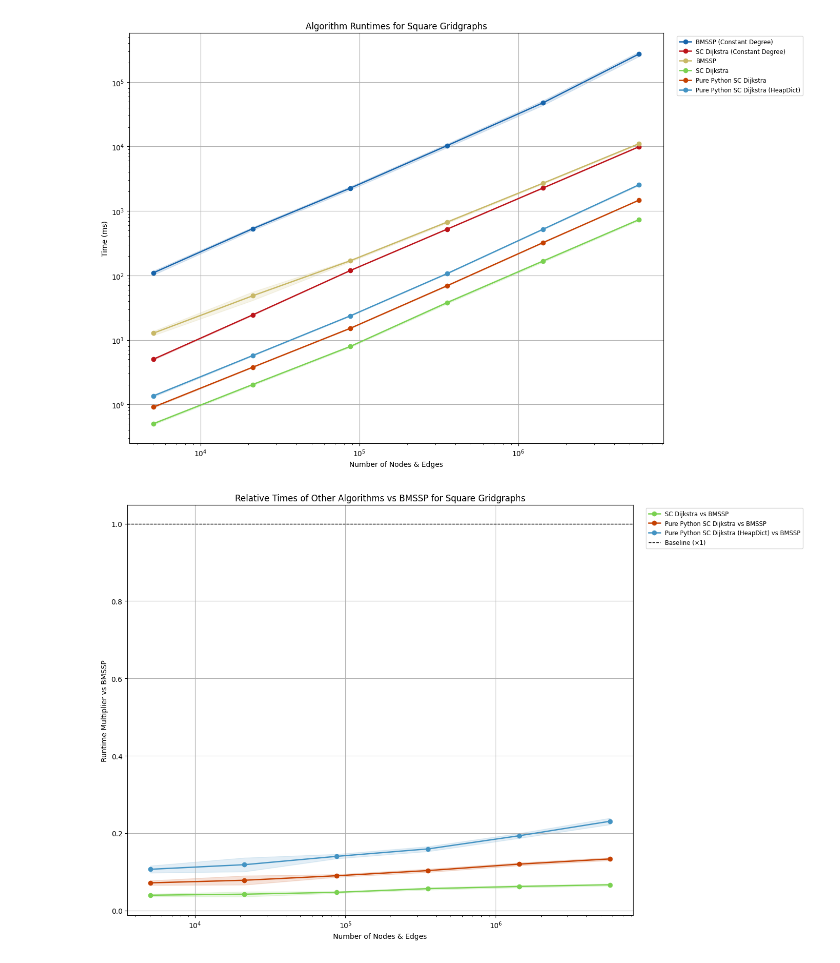
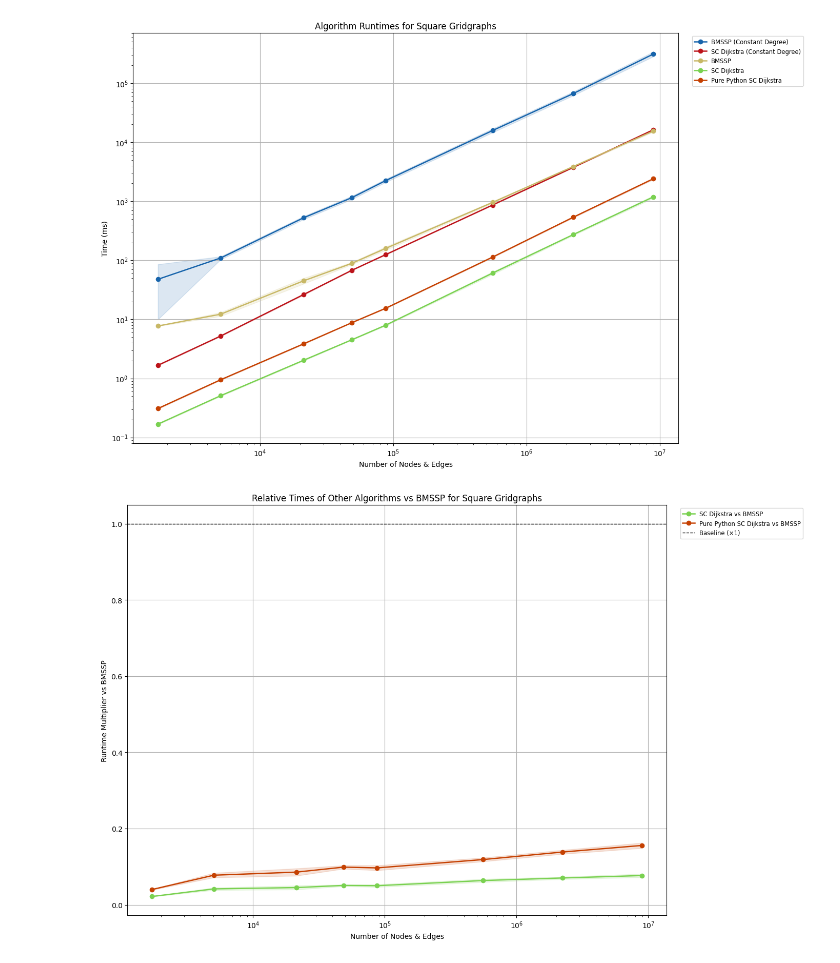
Before and after one commit to connor-makowski/bmsspy, a Jupyter notebook: benchmarking/charts.ipynb, the cells around one changed output. Cells and saved outputs as stored; diff of their text form; code cells hidden in the pictures.

Commit message:
Update Benchmarking and charts.

```diff
--- a/benchmarking/charts.ipynb
+++ b/benchmarking/charts.ipynb
@@ -23,6 +23,16 @@ algorithms_no_vanilla = {k:v for k,v in algorithms.items() if k != "vanilla_dijk
 algorithms_no_constant_degree = {k:v for k, v in algorithms.items() if 'constant_degree' not in k}
 algorithms_faster = {k:v for k, v in algorithms.items() if 'vanilla' not in k and 'bmssp_constant_degree_solve_time_ms' not in k}
 
+algorithms_gridscale = {k:v for k, v in algorithms.items() if k in [
+    "bmssp_constant_degree_solve_time_ms",
+    "sc_dijkstra_constant_degree_time_ms",
+    "bmssp_solve_time_ms",
+    "sc_dijkstra_time_ms",
+    "pure_python_sc_dijkstra_time_ms"
+]}
+
+algorithms_gridscale_no_constant_degree = {k:v for k, v in algorithms_gridscale.items() if 'constant_degree' not in k}
+
 ITERATIONS_PER_CASE = 2
 # %%
 def make_aggregated_graph(data, title, scale="linear", algorithms=algorithms):
@@ -323,6 +333,6 @@ def plot_with_crossover(x, y1, y2, a1, b1, a2, b2, x_cross, title, algo_1_name,
 # %%
-data = pamda.read_csv(filename="./outputs/algorithm_time_tests.csv")
-gridscale_data = pamda.read_csv(filename="./outputs/gridscale_time_tests.csv")
+data = pamda.read_csv(filename="./outputs/benchmark_time_tests.csv")
+gridscale_data = [i for i in data if 'square' in i['graph_name'].lower()]
 # %%
 square_grid_data = [i for i in data if 'Square' in i['graph_name']]
 
@@ -362,7 +372,7 @@ make_relative_performance_graph(geograph_data, "Relative Times of Other Algorith
 # %%
-make_aggregated_graph(gridscale_data, "Algorithm Runtimes for Square Gridgraphs", scale="log")
-make_relative_performance_graph(gridscale_data, "Relative Times of Other Algorithms vs BMSSP for Square Gridgraphs", baseline_alg="bmssp_solve_time_ms", scale="log", algorithms=algorithms_no_constant_degree)
-make_relative_performance_graph(gridscale_data, "Relative Times of Other Algorithms vs BMSSP (Constant Degree) for Square Gridgraphs", baseline_alg="bmssp_constant_degree_solve_time_ms", scale="log")
+make_aggregated_graph(gridscale_data, "Algorithm Runtimes for Square Gridgraphs", scale="log", algorithms=algorithms_gridscale)
+make_relative_performance_graph(gridscale_data, "Relative Times of Other Algorithms vs BMSSP for Square Gridgraphs", baseline_alg="bmssp_solve_time_ms", scale="log", algorithms=algorithms_gridscale_no_constant_degree)
+make_relative_performance_graph(gridscale_data, "Relative Times of Other Algorithms vs BMSSP (Constant Degree) for Square Gridgraphs", baseline_alg="bmssp_constant_degree_solve_time_ms", scale="log", algorithms=algorithms_gridscale)
 # %% [output]
-[figure, old version]
+[figure, new version]
-[figure, old version]
+[figure, new version]
```
Also changed, not shown: parts of 8 cells of this notebook, 8 other files.
